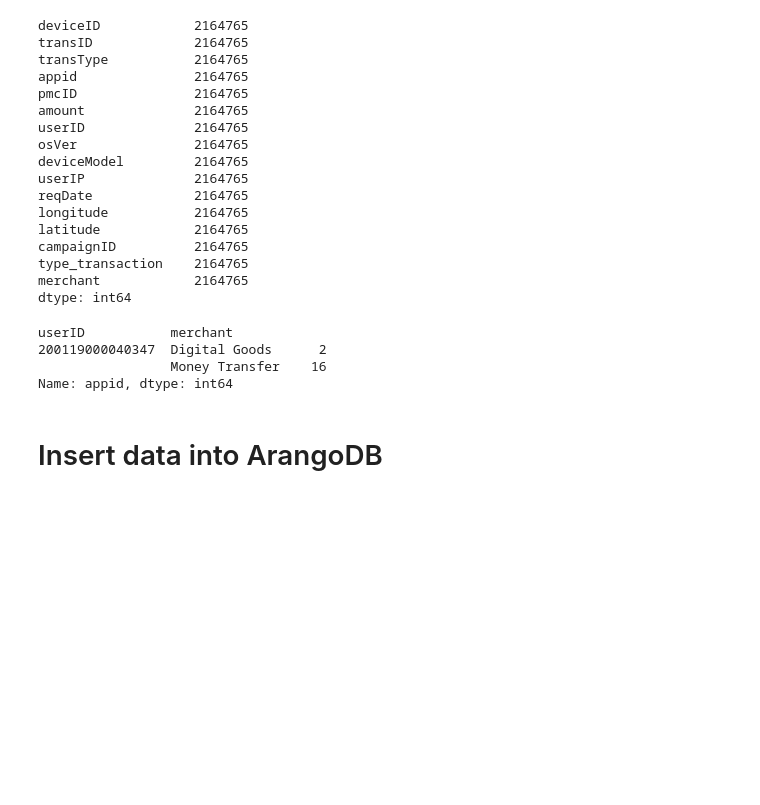
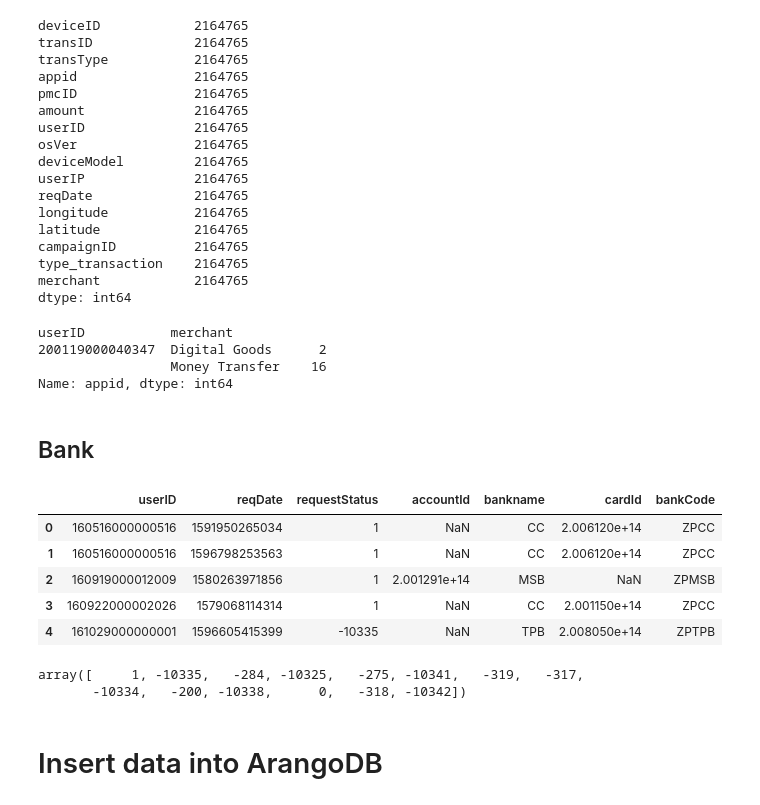
Before and after one commit to anthonyhungnguyen/internship, a Jupyter notebook: module-4-final/data/UsersDevices.ipynb, the cells around one changed output. Drawn from its saved outputs; the diff is of its cells as text; code cells hidden in the pictures; blank space fills up the shorter version.

```diff
--- a/module-4-final/data/UsersDevices.ipynb
+++ b/module-4-final/data/UsersDevices.ipynb
@@ -148,6 +148,23 @@ userID           merchant
 200119000040347  Digital Goods      2
                  Money Transfer    16
 Name: appid, dtype: int64
+# %% [markdown]
+## Bank
+# %%
+bank = pd.read_csv('raw/bankling.csv')
+bank.head()
+# %% [output]
+|  | userID | reqDate | requestStatus | accountId | bankname | cardId | bankCode |
+| 0 | 160516000000516 | 1591950265034 | 1 | NaN | CC | 2.006120e+14 | ZPCC |
+| 1 | 160516000000516 | 1596798253563 | 1 | NaN | CC | 2.006120e+14 | ZPCC |
+| 2 | 160919000012009 | 1580263971856 | 1 | 2.001291e+14 | MSB | NaN | ZPMSB |
+| 3 | 160922000002026 | 1579068114314 | 1 | NaN | CC | 2.001150e+14 | ZPCC |
+| 4 | 161029000000001 | 1596605415399 | -10335 | NaN | TPB | 2.008050e+14 | ZPTPB |
+# %%
+bank['requestStatus'].unique()
+# %% [output]
+array([     1, -10335,   -284, -10325,   -275, -10341,   -319,   -317,
+       -10334,   -200, -10338,      0,   -318, -10342])
 # %% [markdown]
 # Insert data into ArangoDB
 # %% [markdown]
```
Also changed, not shown: 52 other files.
